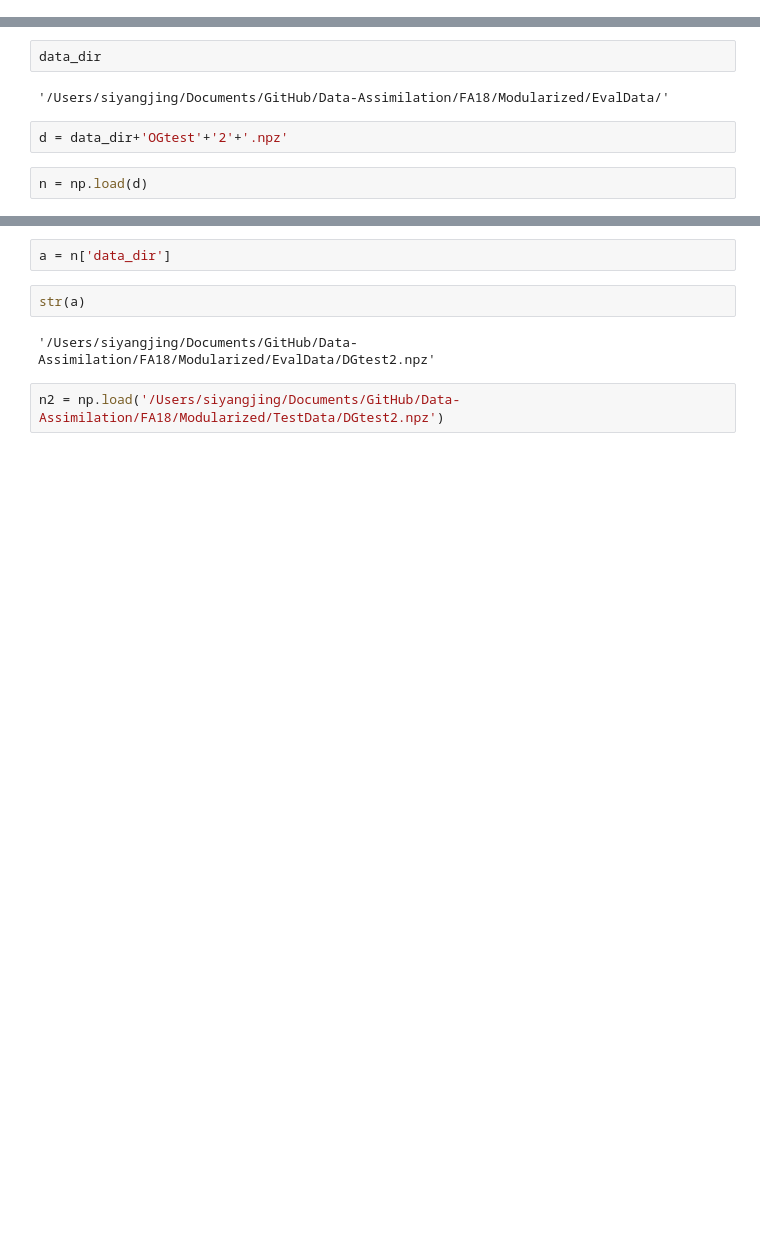
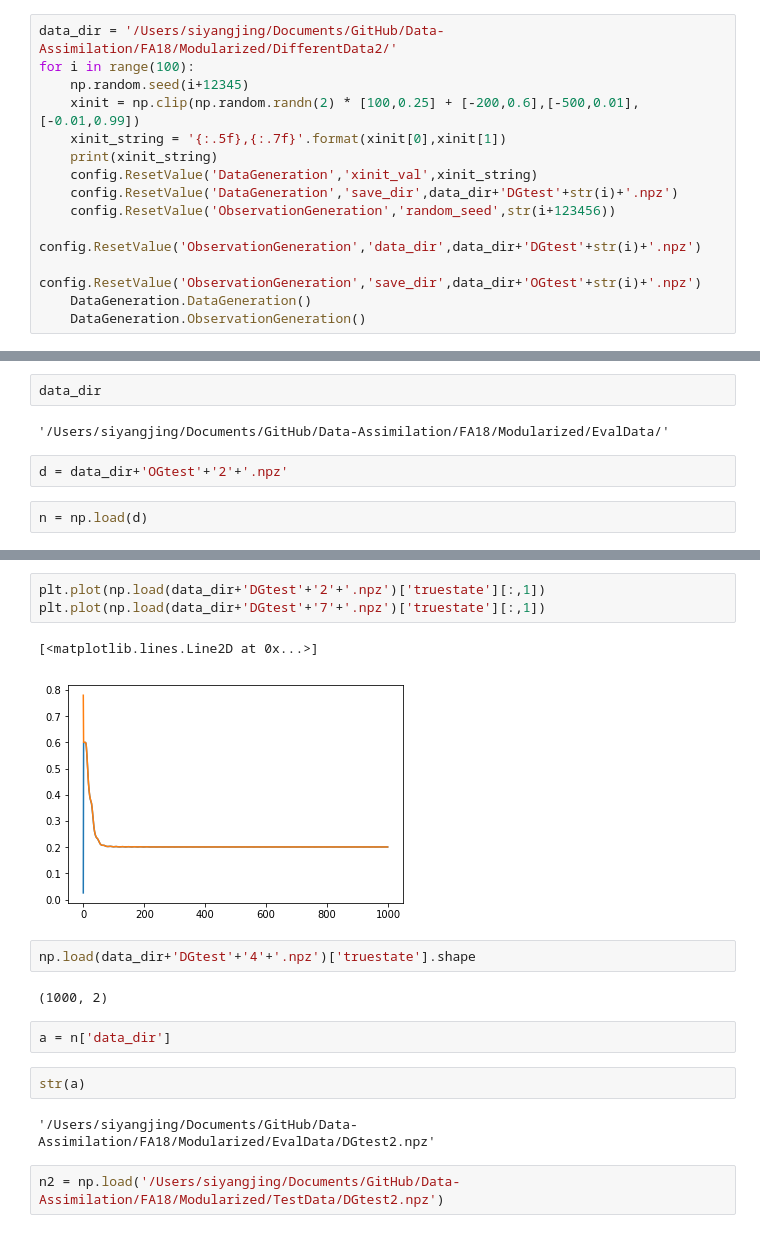
Before and after one commit to SiyangJ/Data-Assimilation, a Jupyter notebook: FA18/Modularized/DataGen.ipynb, the cells around one changed output, grey strips where cells are left out. Drawn from its saved outputs; the diff is of its cells as text; blank space fills up the shorter version.

```diff
--- a/FA18/Modularized/DataGen.ipynb
+++ b/FA18/Modularized/DataGen.ipynb
@@ -10,0 +75,14 @@ data_dir = '/Users/siyangjing/Documents/GitHub/Data-Assimilation/FA18/Modularize
+# %%
+data_dir = '/Users/siyangjing/Documents/GitHub/Data-Assimilation/FA18/Modularized/DifferentData2/'
+for i in range(100):
+    np.random.seed(i+12345)
+    xinit = np.clip(np.random.randn(2) * [100,0.25] + [-200,0.6],[-500,0.01],[-0.01,0.99])
+    xinit_string = '{:.5f},{:.7f}'.format(xinit[0],xinit[1])
+    print(xinit_string)
+    config.ResetValue('DataGeneration','xinit_val',xinit_string)
+    config.ResetValue('DataGeneration','save_dir',data_dir+'DGtest'+str(i)+'.npz')
+    config.ResetValue('ObservationGeneration','random_seed',str(i+123456))
+    config.ResetValue('ObservationGeneration','data_dir',data_dir+'DGtest'+str(i)+'.npz')
+    config.ResetValue('ObservationGeneration','save_dir',data_dir+'OGtest'+str(i)+'.npz')
+    DataGeneration.DataGeneration()
+    DataGeneration.ObservationGeneration()
@@ -108,6 +231,16 @@ plt.plot(np.load(data_dir+'OGtest'+'3'+'.npz')['output_observation'][:,2])
 # %% [output]
 [<matplotlib.lines.Line2D at 0x...>]
 [figure]
+# %%
+plt.plot(np.load(data_dir+'DGtest'+'2'+'.npz')['truestate'][:,1])
+plt.plot(np.load(data_dir+'DGtest'+'7'+'.npz')['truestate'][:,1])
+# %% [output]
+[<matplotlib.lines.Line2D at 0x...>]
+[figure, added]
+# %%
+np.load(data_dir+'DGtest'+'4'+'.npz')['truestate'].shape
+# %% [output]
+(1000, 2)
 # %%
 a = n['data_dir']
 # %%
```
Also changed, not shown: parts of 13 cells of this notebook, 7 other files.
